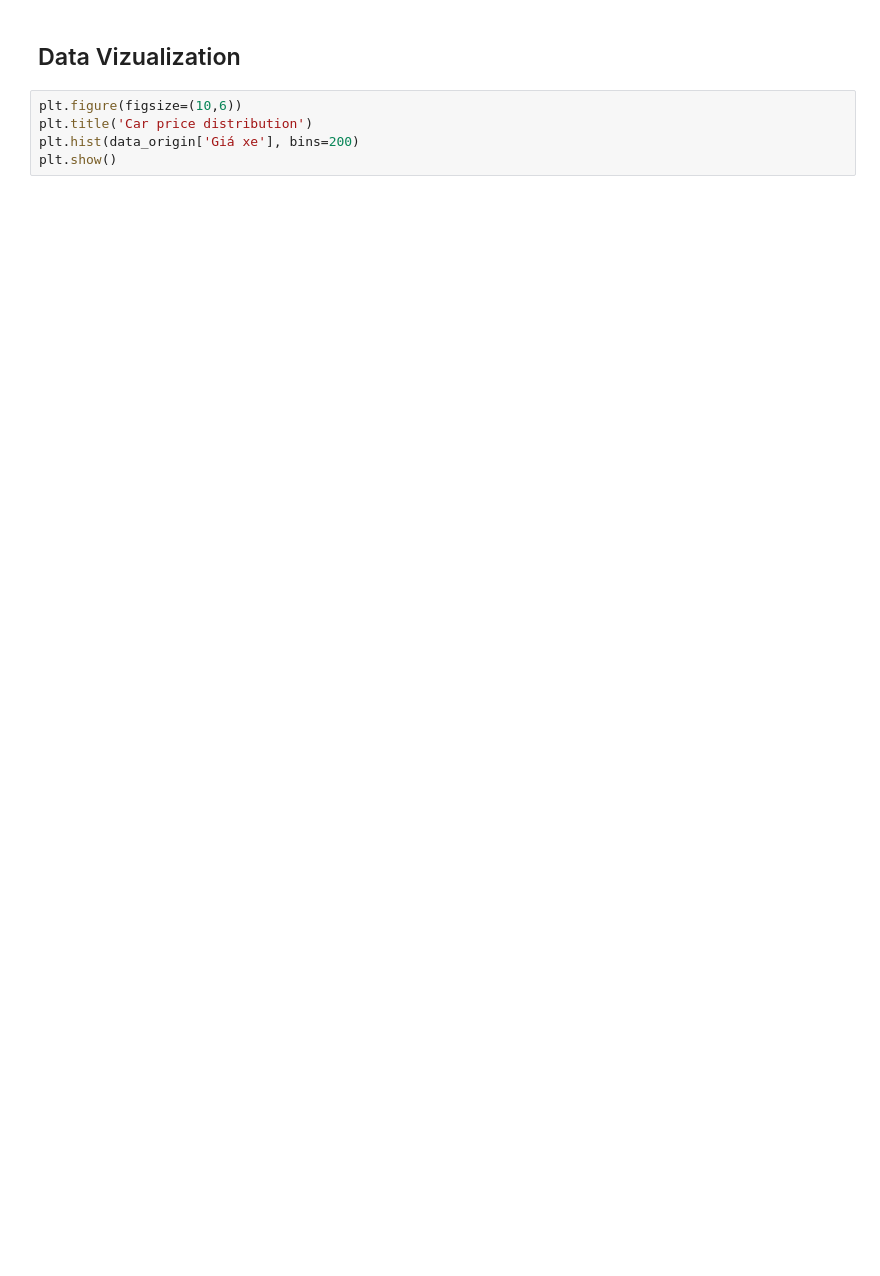
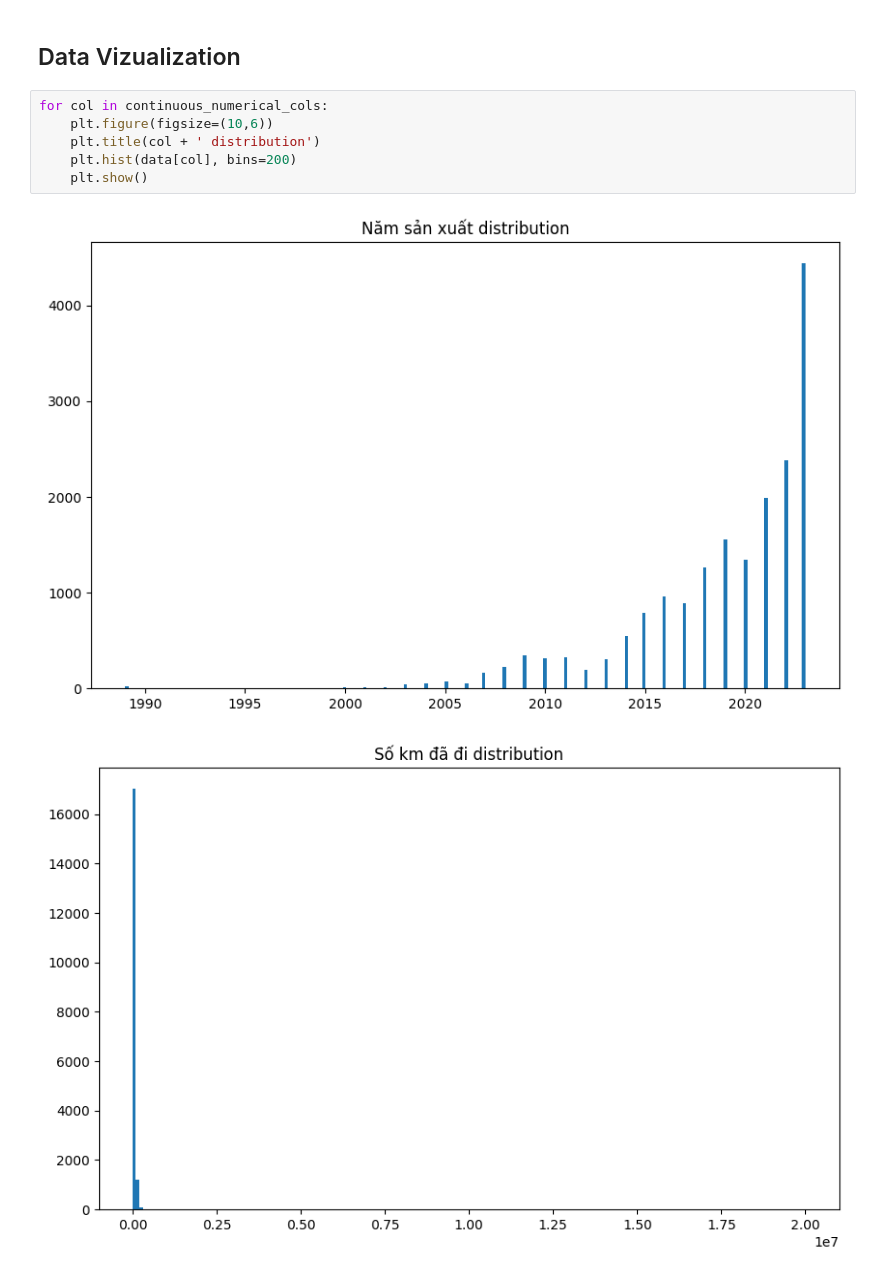
Before and after one commit to minhviet21/Car_Price_Prediction, a Jupyter notebook: Project.ipynb, the cells around one changed output. Drawn from its saved outputs; the diff is of its cells as text; blank space fills up the shorter version.

```diff
--- a/Project.ipynb
+++ b/Project.ipynb
@@ -98,7 +153,11 @@ for col in data.columns:
 # %% [markdown]
 ## Data Vizualization
 # %%
-plt.figure(figsize=(10,6))
-plt.title('Car price distribution')
-plt.hist(data_origin['Giá xe'], bins=200)
-plt.show()
+for col in continuous_numerical_cols:
+    plt.figure(figsize=(10,6))
+    plt.title(col + ' distribution')
+    plt.hist(data[col], bins=200)
+    plt.show()
+# %% [output]
+[figure, added]
+[figure, added]
```
Also changed, not shown: parts of 9 cells of this notebook.
